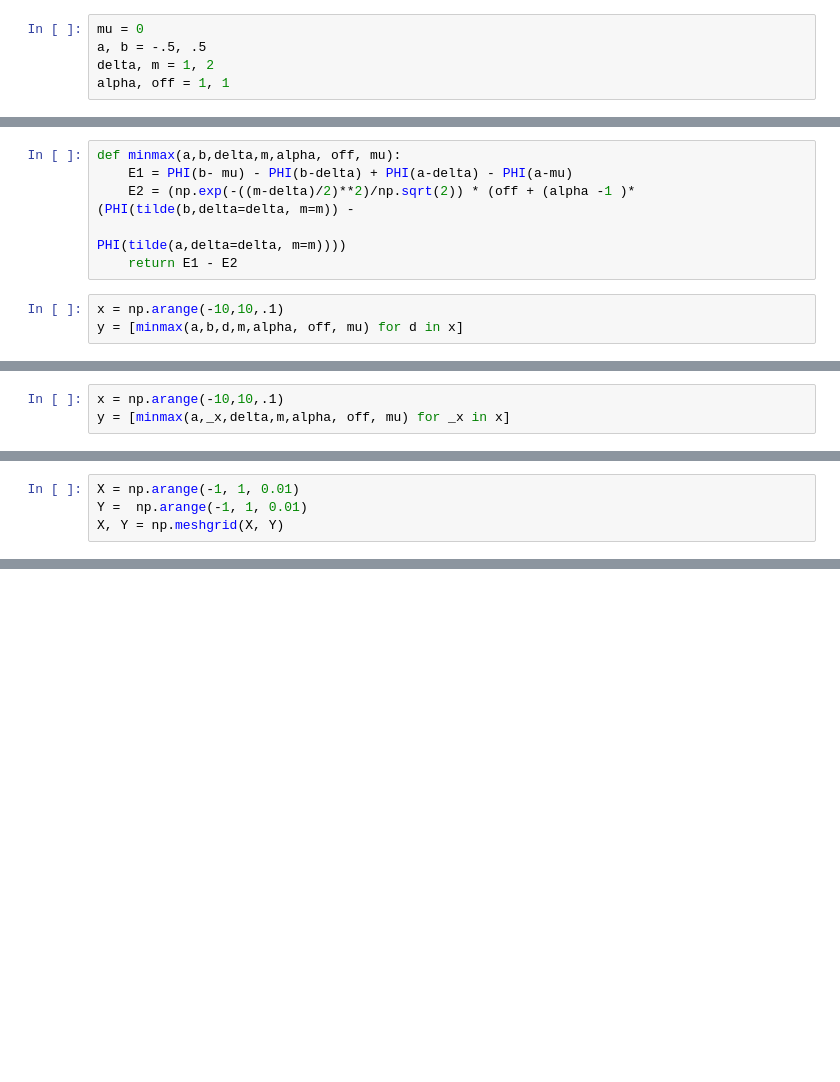
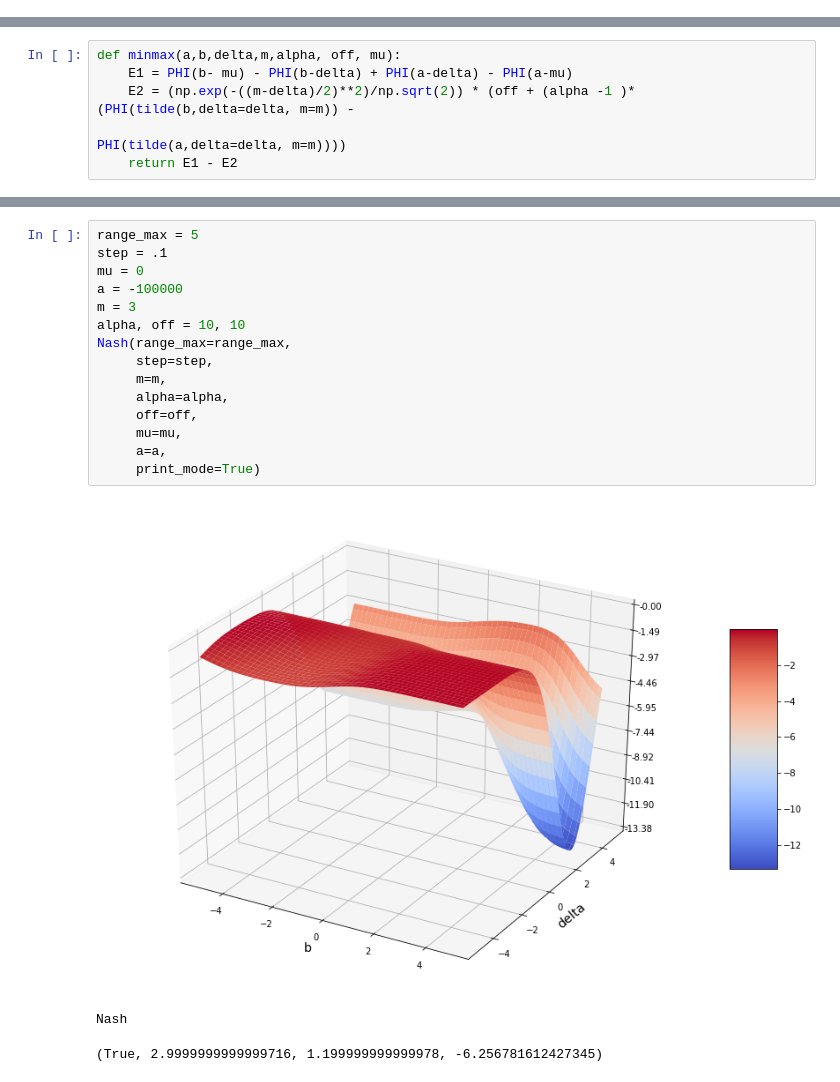
Before and after one commit to ppmdatix/gitELECOM, a Jupyter notebook: draft/normals_search.ipynb, the cells around one changed output, grey strips where cells are left out. Saved outputs shown, nothing was run; the diff lists cells and outputs as text; blank space fills up the shorter version.

Commit message:
Exploring nash equilibriums

```diff
--- a/draft/normals_search.ipynb
+++ b/draft/normals_search.ipynb
@@ -8,8 +13,3 @@ from matplotlib import pyplot as plt
-# %%
-mu = 0
-a, b = -.5, .5
-delta, m = 1, 2
-alpha, off = 1, 1
 # %%
 def tilde(x, delta=0, m=0):
     return np.sqrt(2) * x - (m+delta)/np.sqrt(2)
@@ -25,6 +25,3 @@ def minmax(a,b,delta,m,alpha, off, mu):
     E2 = (np.exp(-((m-delta)/2)**2)/np.sqrt(2)) * (off + (alpha -1 )*(PHI(tilde(b,delta=delta, m=m)) -
                                                                       PHI(tilde(a,delta=delta, m=m))))
     return E1 - E2
-# %%
-x = np.arange(-10,10,.1)
-y = [minmax(a,b,d,m,alpha, off, mu) for d in x]
@@ -55,3 +27,0 @@ plt.close()
-# %%
-x = np.arange(-10,10,.1)
-y = [minmax(a,_x,delta,m,alpha, off, mu) for _x in x]
@@ -65,4 +27,0 @@ plt.close()
-# %%
-X = np.arange(-1, 1, 0.01)
-Y =  np.arange(-1, 1, 0.01)
-X, Y = np.meshgrid(X, Y)
@@ -90,0 +61,19 @@ plt.close()
+# %%
+range_max = 5
+step = .1
+mu = 0
+a = -100000
+m = 3
+alpha, off = 10, 10
+Nash(range_max=range_max,
+     step=step,
+     m=m,
+     alpha=alpha,
+     off=off,
+     mu=mu,
+     a=a,
+     print_mode=True)
+# %% [output]
+[figure, added]
+Nash
+(True, 2.9999999999999716, 1.199999999999978, -6.256781612427345)
```
Also changed, not shown: parts of 11 cells of this notebook.
